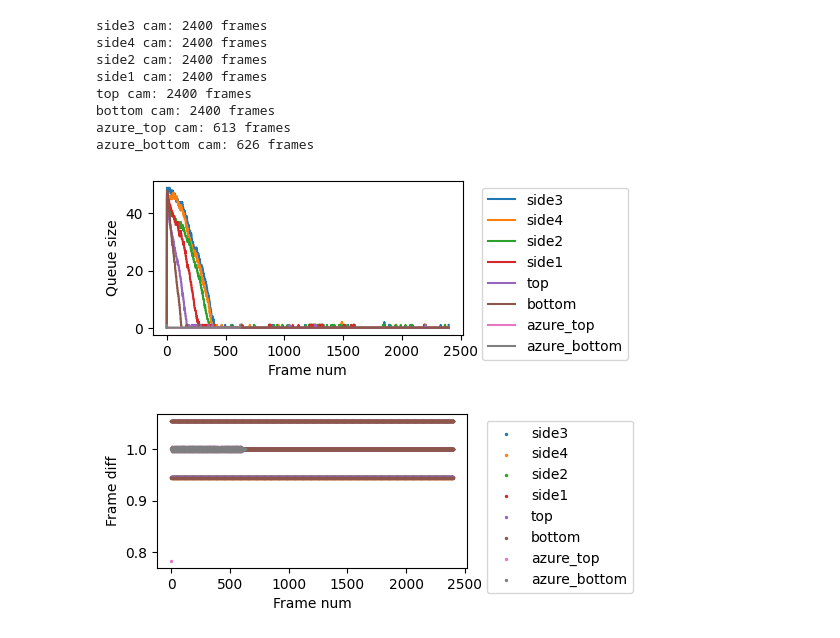
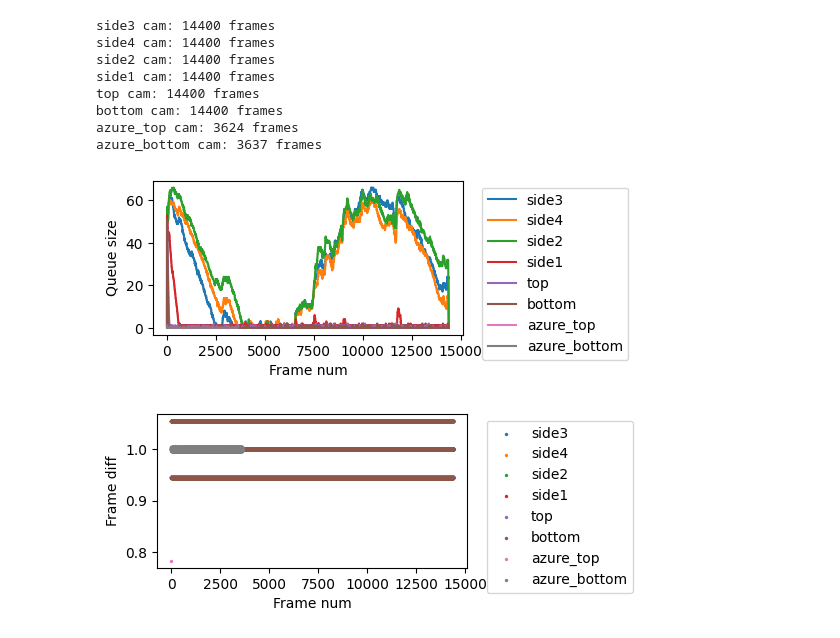
Before and after one commit to dattalab-6-cam/multicamera_acquisition, a Jupyter notebook: notebooks/24_1_14_acquire_from_219_rig.ipynb, the cells around one changed output. Drawn from its saved outputs; the diff is of its cells as text; code cells hidden in the pictures.

```diff
--- a/notebooks/24_1_14_acquire_from_219_rig.ipynb
+++ b/notebooks/24_1_14_acquire_from_219_rig.ipynb
@@ -112,7 +112,7 @@ full_config["microcontroller"]
 # %%
 logging_level = "INFO"
 # %%
-rec_time_s = 20
+rec_time_s = 120
 # %%
 reset_loggers()
 
@@ -160,39 +153,39 @@ plt.set_loglevel (level = 'warning')
 # %%
 _, qsize_ax = plt.subplots(figsize=(4,2))
 _, frame_diff_ax = plt.subplots(figsize=(4,2))
 for cam in camera_list:
     name = cam["name"]
 
     # Count frames in videos
     vid = glob.glob(join(str(save_loc), f'*.{name}*.mp4'))[0]
     nframes = count_frames(vid)
     print(f"{name} cam: {nframes} frames")
 
     df = pd.read_csv(glob.glob(str(save_loc)+ f'\*.{name}.metadata.csv')[0])
 
     qsize_ax.plot(df.queue_size.values, label=name)
     qsize_ax.legend(bbox_to_anchor=(1.04, 1), loc="upper left")
     qsize_ax.set(xlabel='Frame num', ylabel='Queue size')
 
     frame_diff_ax.scatter(
-        df.frame_num[1:],
+        df.frames_received[1:],
         np.diff(df.frame_timestamp.values) / np.median(np.diff(df.frame_timestamp.values)),
         s=2,
         label=name
     )
     frame_diff_ax.legend(bbox_to_anchor=(1.04, 1), loc="upper left")
     frame_diff_ax.set(xlabel='Frame num', ylabel='Frame diff')
 # %% [output]
-side3 cam: 2400 frames
-side4 cam: 2400 frames
-side2 cam: 2400 frames
-side1 cam: 2400 frames
-top cam: 2400 frames
-bottom cam: 2400 frames
-azure_top cam: 613 frames
-azure_bottom cam: 626 frames
+side3 cam: 14400 frames
+side4 cam: 14400 frames
+side2 cam: 14400 frames
+side1 cam: 14400 frames
+top cam: 14400 frames
+bottom cam: 14400 frames
+azure_top cam: 3624 frames
+azure_bottom cam: 3637 frames
-[figure, old version]
+[figure, new version]
-[figure, old version]
+[figure, new version]
 # %%
 for cam in camera_list:
     name = cam['name']
```
Also changed, not shown: parts of 2 cells of this notebook.
